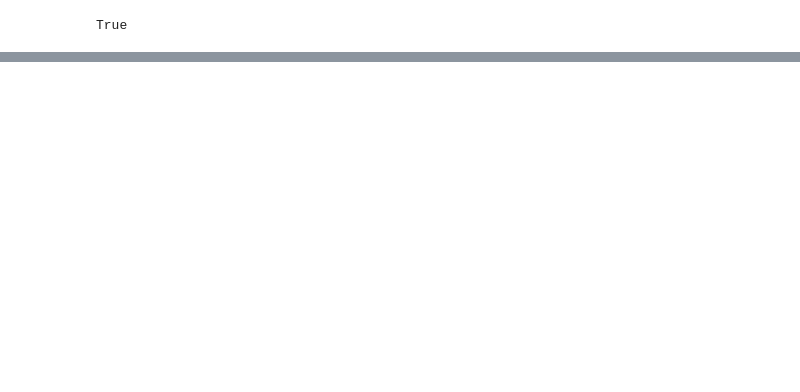
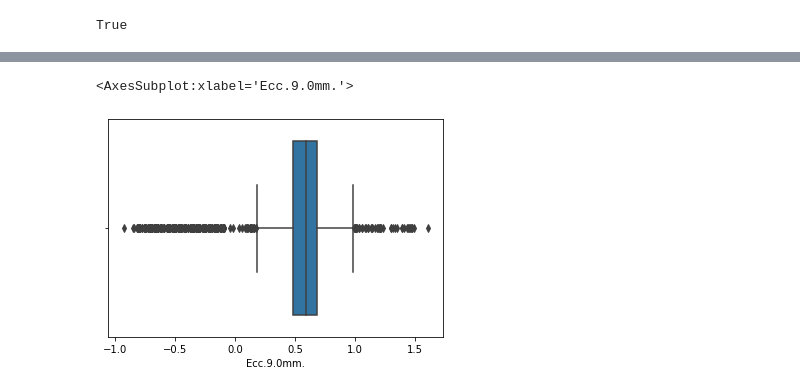
Before and after one commit to imenbkr/Keratoconus-Stage-Detection, a Jupyter notebook: keratoconus-stage-detection-summer-internship.ipynb, the cells around one changed output, grey strips where cells are left out. Cells and saved outputs as stored; diff of their text form; code cells hidden in the pictures; blank space fills up the shorter version.

```diff
--- a/keratoconus-stage-detection-summer-internship.ipynb
+++ b/keratoconus-stage-detection-summer-internship.ipynb
@@ -294,0 +355,5 @@ True
+# %%
+data.drop(['idEye'], axis=1, inplace=True)
+data.drop(['En.Anterior.'], axis=1, inplace=True)
+data.drop(['Unnamed: 0'], axis=1, inplace=True)
+data
@@ -294,0 +378,5 @@ True
+# %%
+sns.boxplot(x='Ecc.9.0mm.', data=data)
+# %% [output]
+<AxesSubplot:xlabel='Ecc.9.0mm.'>
+[figure, added]
```
Also changed, not shown: parts of 24 cells of this notebook.
